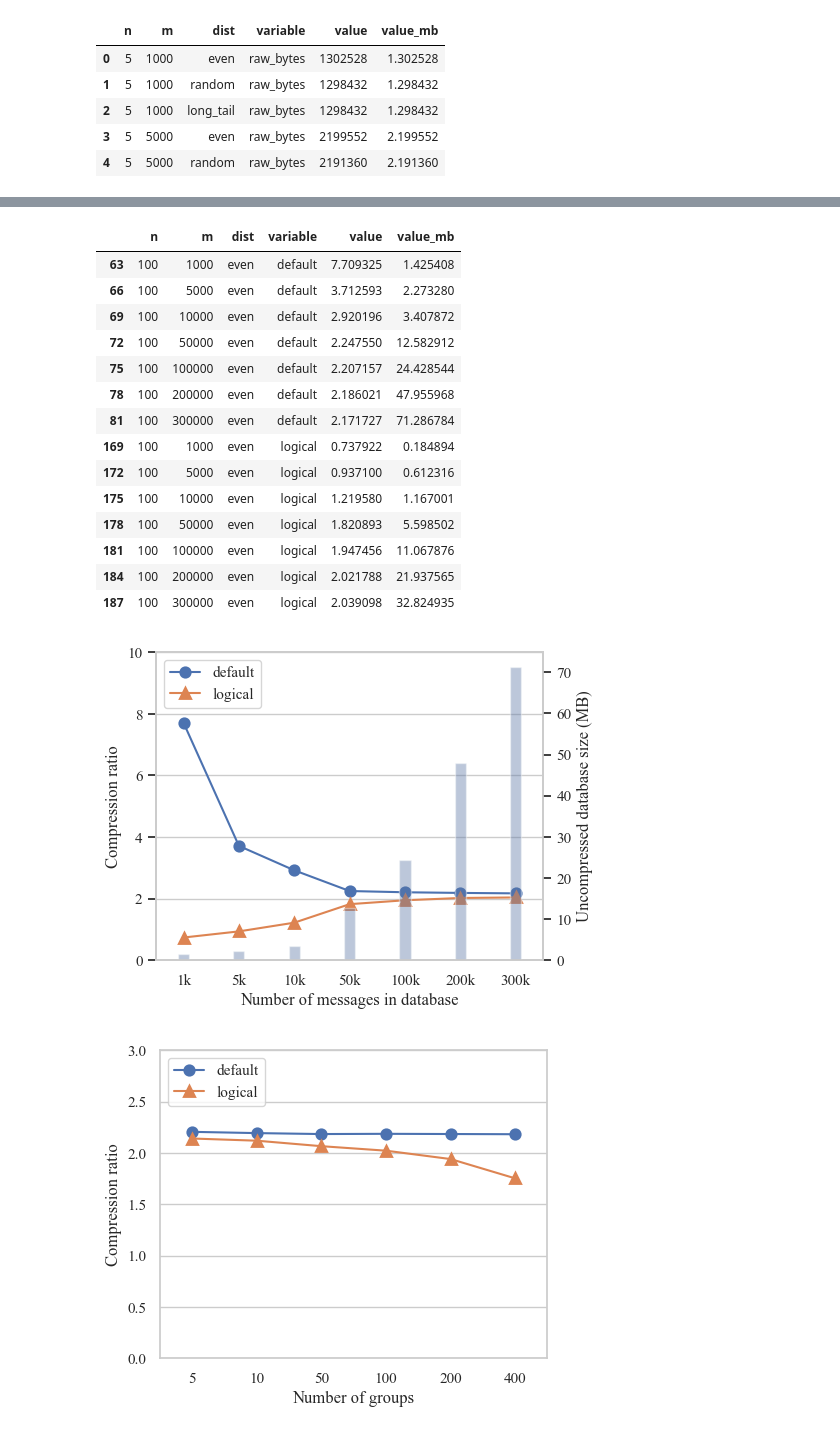
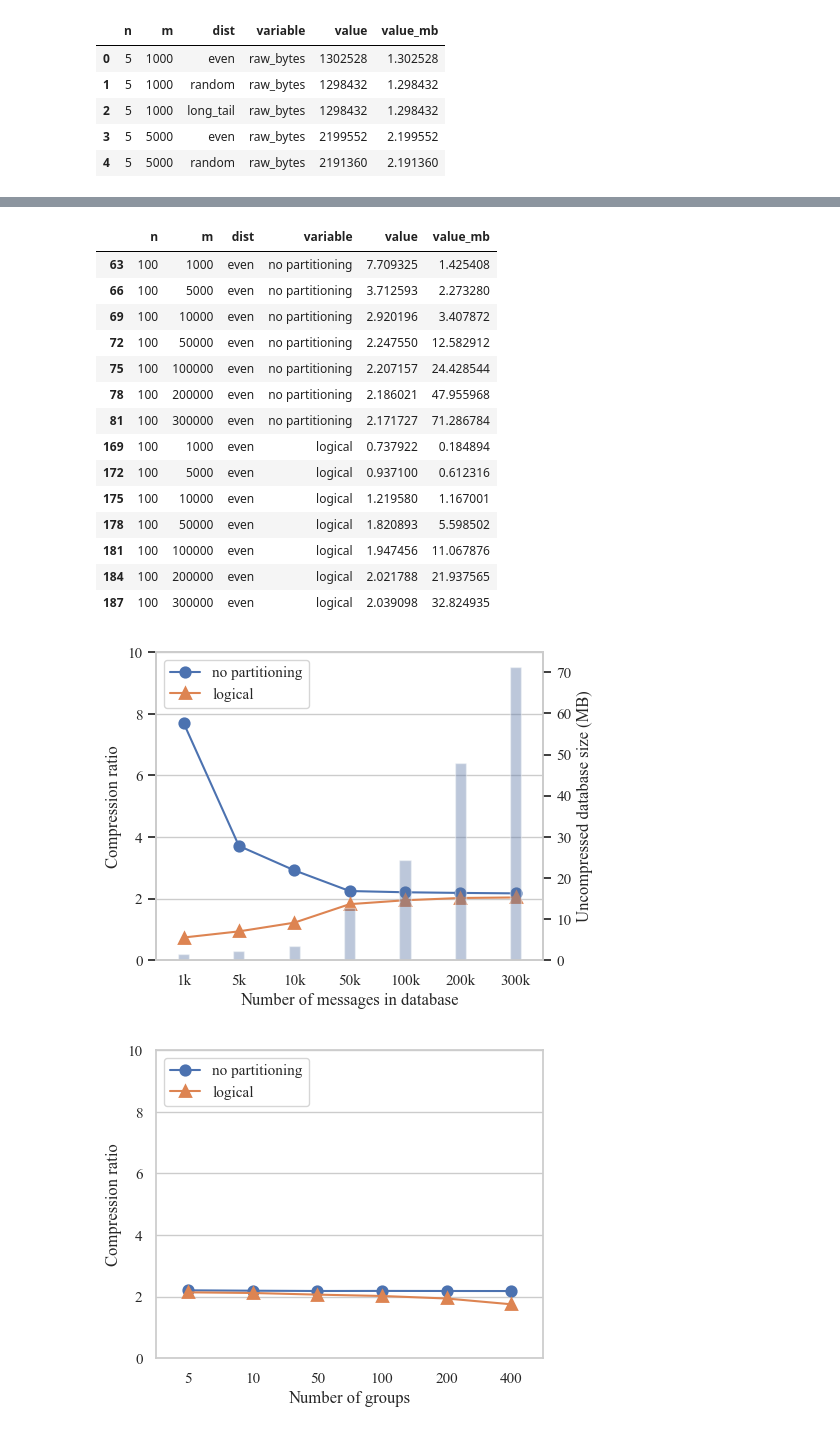
Before and after one commit to AFdrolf/secure-compression-framework-lib, a Jupyter notebook: evaluation/stats/plot_whatsapp_eval.ipynb, the cells around one changed output, grey strips where cells are left out. Drawn from its saved outputs; the diff is of its cells as text; code cells hidden in the pictures.

Commit message:
Rename default -> no partitioning on plots

```diff
--- a/evaluation/stats/plot_whatsapp_eval.ipynb
+++ b/evaluation/stats/plot_whatsapp_eval.ipynb
@@ -32,7 +32,7 @@ mdata.head()
 | 3 | 5 | 5000 | even | raw_bytes | 2199552 | 2.199552 |
 | 4 | 5 | 5000 | random | raw_bytes | 2191360 | 2.191360 |
 # %%
-ndata = data.rename(columns={"compression_ratio": "default", "advanced_safe_compression_ratio": "physical", "simple_safe_compression_ratio": "logical"}).melt(id_vars=["n", "m", "dist"], value_vars=["default", "logical"])
+ndata = data.rename(columns={"compression_ratio": "no partitioning", "advanced_safe_compression_ratio": "physical", "simple_safe_compression_ratio": "logical"}).melt(id_vars=["n", "m", "dist"], value_vars=["no partitioning", "logical"])
 ndata["value_mb"] = mdata.value/1000000
 ndata.head()
 # %% [output]
@@ -46,13 +46,13 @@ ndata.head()
 ndata[(ndata.dist == "even") & (ndata.n == n)]
 # %% [output]
 |  | n | m | dist | variable | value | value_mb |
-| 63 | 100 | 1000 | even | default | 7.709325 | 1.425408 |
-| 66 | 100 | 5000 | even | default | 3.712593 | 2.273280 |
-| 69 | 100 | 10000 | even | default | 2.920196 | 3.407872 |
-| 72 | 100 | 50000 | even | default | 2.247550 | 12.582912 |
-| 75 | 100 | 100000 | even | default | 2.207157 | 24.428544 |
-| 78 | 100 | 200000 | even | default | 2.186021 | 47.955968 |
-| 81 | 100 | 300000 | even | default | 2.171727 | 71.286784 |
+| 63 | 100 | 1000 | even | no partitioning | 7.709325 | 1.425408 |
+| 66 | 100 | 5000 | even | no partitioning | 3.712593 | 2.273280 |
+| 69 | 100 | 10000 | even | no partitioning | 2.920196 | 3.407872 |
+| 72 | 100 | 50000 | even | no partitioning | 2.247550 | 12.582912 |
+| 75 | 100 | 100000 | even | no partitioning | 2.207157 | 24.428544 |
+| 78 | 100 | 200000 | even | no partitioning | 2.186021 | 47.955968 |
+| 81 | 100 | 300000 | even | no partitioning | 2.171727 | 71.286784 |
 | 169 | 100 | 1000 | even | logical | 0.737922 | 0.184894 |
 | 172 | 100 | 5000 | even | logical | 0.937100 | 0.612316 |
 | 175 | 100 | 10000 | even | logical | 1.219580 | 1.167001 |
@@ -84,32 +84,32 @@ ax.set_xticklabels([f'{int(int(x.get_text())/1000)}k' for x in ax.get_xticklabel
 
 fig.savefig("whatsapp_m_plot.png", dpi=300, bbox_inches='tight')
 # %% [output]
-[figure, old version]
+[figure, new version]
 # %%
 fig = plt.figure(figsize=(5, 4))
 ax= fig.gca()
 # ax2=ax.twinx()
 m = 200000
 
 # Uncompressed size
 # sns.barplot(data[(data.dist == "even") & (data.m == m)], x="n", y="raw_bytes_mb", ax=ax2, width=0.2, alpha=0.4)
 # ax2.set_ylabel("Uncompressed database size (MB)")
 # ax2.grid(False)
 # ax2.set_ybound(0, 65)
 
 # Compression ratio
 sns.pointplot(ndata[(ndata.dist == "even") & (ndata.m == m)], x="n", y="value", hue="variable", markers=["o", "^", "x"], ax=ax)
 for l in ax.lines:
     l.set_linewidth(1.5)
 # ax.set_title(f"Database with {m} messages distributed evenly across groups")
-ax.set_ybound(0, 3)
+ax.set_ybound(0, 10)
 ax.set_xlabel("Number of groups")
 ax.set_ylabel("Compression ratio")
 ax.legend(loc="upper left")
 
 fig.savefig("whatsapp_n_plot.png", dpi=300, bbox_inches='tight')
 # %% [output]
-[figure, old version]
+[figure, new version]
 # %%
 fig, axes = plt.subplots(data.m.nunique(), data.dist.nunique(), figsize=(20, 40))
 for i, m in enumerate(data.m.unique()):
```
Also changed, not shown: parts of 1 cell of this notebook, 5 other files.
